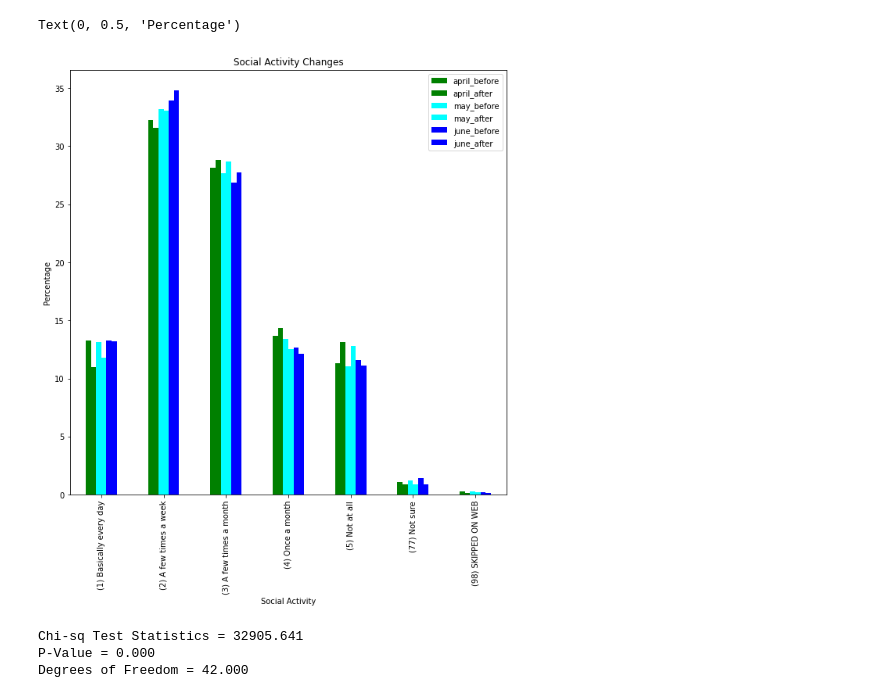
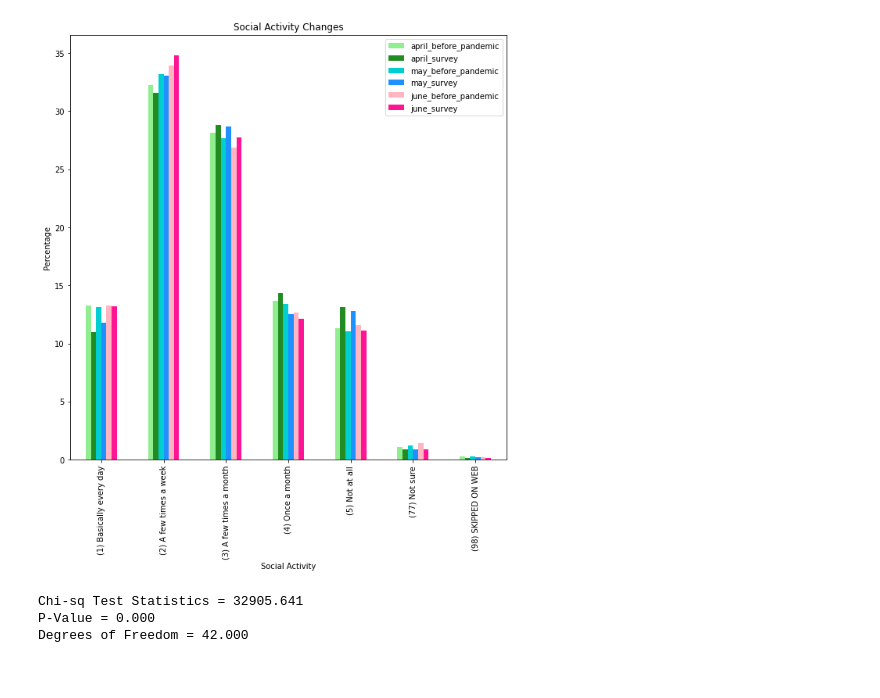
Before and after one commit to meisamasgri/Covid19AndMentalHealth, a Jupyter notebook: Statistical Experiments.ipynb, the cells around one changed output. Saved outputs shown, nothing was run; the diff lists cells and outputs as text; code cells hidden in the pictures.

```diff
--- a/Statistical Experiments.ipynb
+++ b/Statistical Experiments.ipynb
@@ -189,30 +1004,35 @@ data1
 # %%
 import matplotlib.pyplot as plt
 
 plotdata = pd.DataFrame({
- "april_before":data1['april_before'].values,
-    "april_after":data1['april_after'].values,
-    "may_before":data1['may_before'].values,
-    "may_after":data1['may_after'].values,
-    "june_before":data1['june_before'].values,
-    "june_after":data1['june_after'].values
+ "april_before_pandemic":data1['april_before'].values,
+    "april_survey":data1['april_after'].values,
+    "may_before_pandemic":data1['may_before'].values,
+    "may_survey":data1['may_after'].values,
+    "june_before_pandemic":data1['june_before'].values,
+    "june_survey":data1['june_after'].values
     },
     index=data1['unique_values']
 )
-color_dict = {'april_before':'green',
-              'april_after':'green',
-              'may_before': 'cyan',
-              'may_after': 'cyan',
-              'june_before': 'blue',
-              'june_after': 'blue',
+color_dict = {'april_before_pandemic':'#90EE90',
+              'april_survey':'#228B22',
+              'may_before_pandemic': '#00CED1',
+              'may_survey': '#1E90FF',
+              'june_before_pandemic': '#FFB6C1',
+              'june_survey': '#FF1493',
               }
 plotdata.plot(kind="bar",figsize=(10,10) , color = color_dict)
 plt.title("Social Activity Changes")
 plt.xlabel("Social Activity")
 plt.ylabel("Percentage")
+# plt.savefig(SE01.png)
+plt.savefig("C:\python\SE01-BAR.png",
+            bbox_inches ="tight",
+            pad_inches = 1,
+            transparent = True,
+            orientation ='landscape')
 # %% [output]
-Text(0, 0.5, 'Percentage')
-[figure, old version]
+[figure, new version]
 # %%
 
 import pandas as pd
```
Also changed, not shown: parts of 29 cells of this notebook.
